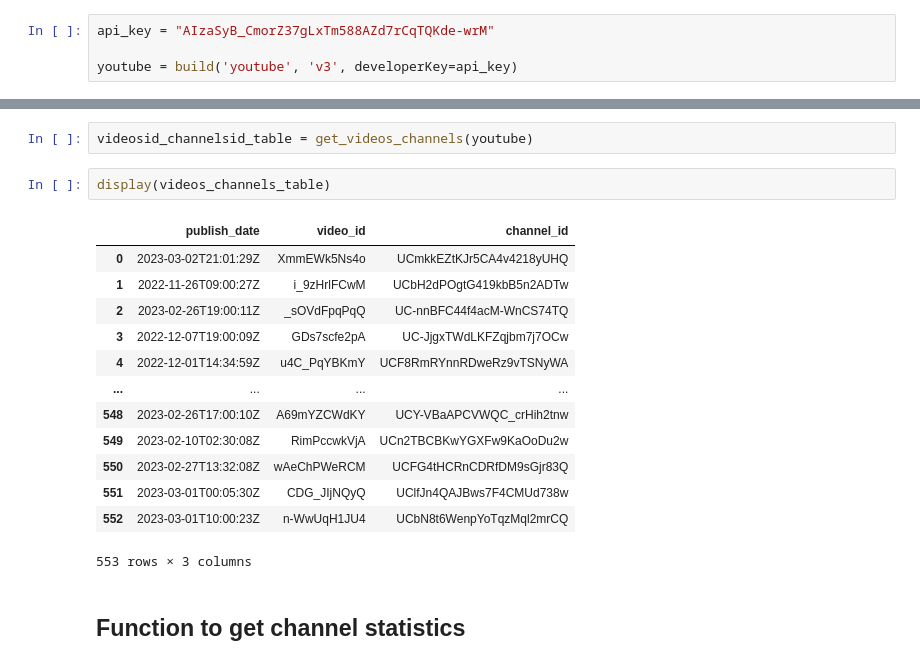
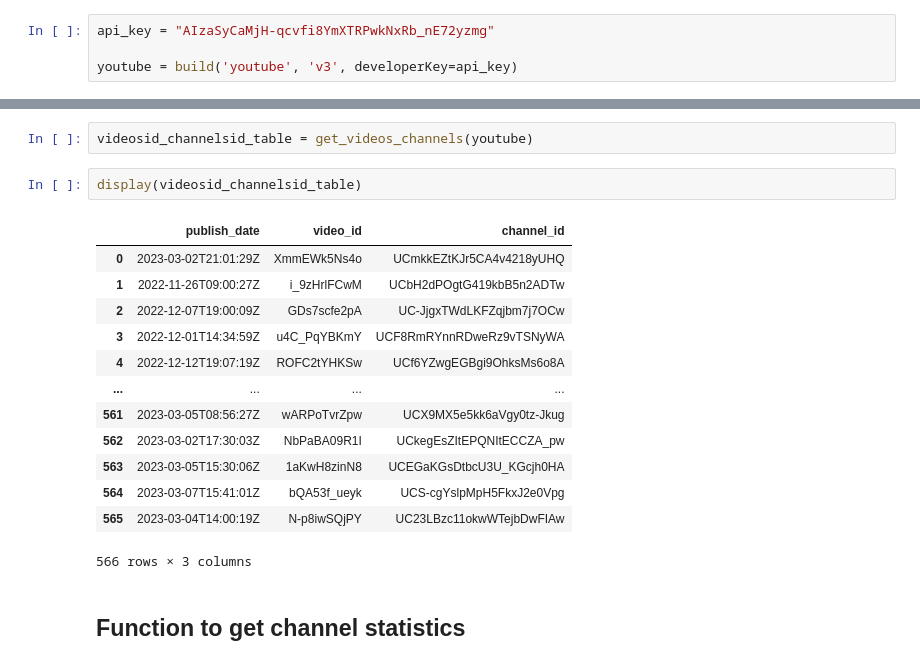
Before and after one commit to AdDoval/YT_project, a Jupyter notebook: main.ipynb, the cells around one changed output, grey strips where cells are left out. Saved outputs shown, nothing was run; the diff lists cells and outputs as text.

```diff
--- a/main.ipynb
+++ b/main.ipynb
@@ -7,7 +7,7 @@ from googleapiclient.discovery import build
 import pandas as pd
 import seaborn as sb
 # %%
-api_key = "AIzaSyB_CmorZ37gLxTm588AZd7rCqTQKde-wrM"
+api_key = "AIzaSyCaMjH-qcvfi8YmXTRPwkNxRb_nE72yzmg"
 
 youtube = build('youtube', 'v3', developerKey=api_key)
 # %% [markdown]
@@ -64,21 +64,21 @@ def get_videos_channels(youtube):
 # %%
 videosid_channelsid_table = get_videos_channels(youtube)
 # %%
-display(videos_channels_table)
+display(videosid_channelsid_table)
 # %% [output]
 |  | publish_date | video_id | channel_id |
 | 0 | 2023-03-02T21:01:29Z | XmmEWk5Ns4o | UCmkkEZtKJr5CA4v4218yUHQ |
 | 1 | 2022-11-26T09:00:27Z | i_9zHrlFCwM | UCbH2dPOgtG419kbB5n2ADTw |
-| 2 | 2023-02-26T19:00:11Z | _sOVdFpqPqQ | UC-nnBFC44f4acM-WnCS74TQ |
-| 3 | 2022-12-07T19:00:09Z | GDs7scfe2pA | UC-JjgxTWdLKFZqjbm7j7OCw |
-| 4 | 2022-12-01T14:34:59Z | u4C_PqYBKmY | UCF8RmRYnnRDweRz9vTSNyWA |
+| 2 | 2022-12-07T19:00:09Z | GDs7scfe2pA | UC-JjgxTWdLKFZqjbm7j7OCw |
+| 3 | 2022-12-01T14:34:59Z | u4C_PqYBKmY | UCF8RmRYnnRDweRz9vTSNyWA |
+| 4 | 2022-12-12T19:07:19Z | ROFC2tYHKSw | UCf6YZwgEGBgi9OhksMs6o8A |
 | ... | ... | ... | ... |
-| 548 | 2023-02-26T17:00:10Z | A69mYZCWdKY | UCY-VBaAPCVWQC_crHih2tnw |
-| 549 | 2023-02-10T02:30:08Z | RimPccwkVjA | UCn2TBCBKwYGXFw9KaOoDu2w |
-| 550 | 2023-02-27T13:32:08Z | wAeChPWeRCM | UCFG4tHCRnCDRfDM9sGjr83Q |
-| 551 | 2023-03-01T00:05:30Z | CDG_JIjNQyQ | UClfJn4QAJBws7F4CMUd738w |
-| 552 | 2023-03-01T10:00:23Z | n-WwUqH1JU4 | UCbN8t6WenpYoTqzMql2mrCQ |
+| 561 | 2023-03-05T08:56:27Z | wARPoTvrZpw | UCX9MX5e5kk6aVgy0tz-Jkug |
+| 562 | 2023-03-02T17:30:03Z | NbPaBA09R1I | UCkegEsZItEPQNItECCZA_pw |
+| 563 | 2023-03-05T15:30:06Z | 1aKwH8zinN8 | UCEGaKGsDtbcU3U_KGcjh0HA |
+| 564 | 2023-03-07T15:41:01Z | bQA53f_ueyk | UCS-cgYslpMpH5FkxJ2e0Vpg |
+| 565 | 2023-03-04T14:00:19Z | N-p8iwSQjPY | UC23LBzc11okwWTejbDwFIAw |
-553 rows × 3 columns
+566 rows × 3 columns
 # %% [markdown]
 ## Function to get channel statistics
 # %%
```
Also changed, not shown: parts of 11 cells of this notebook, 2 other files.
